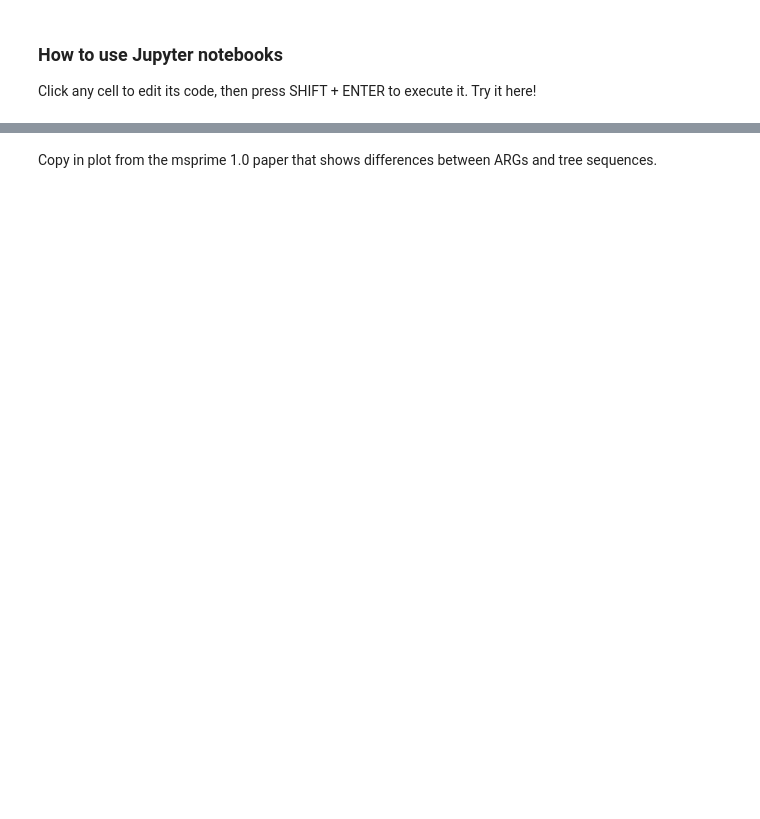
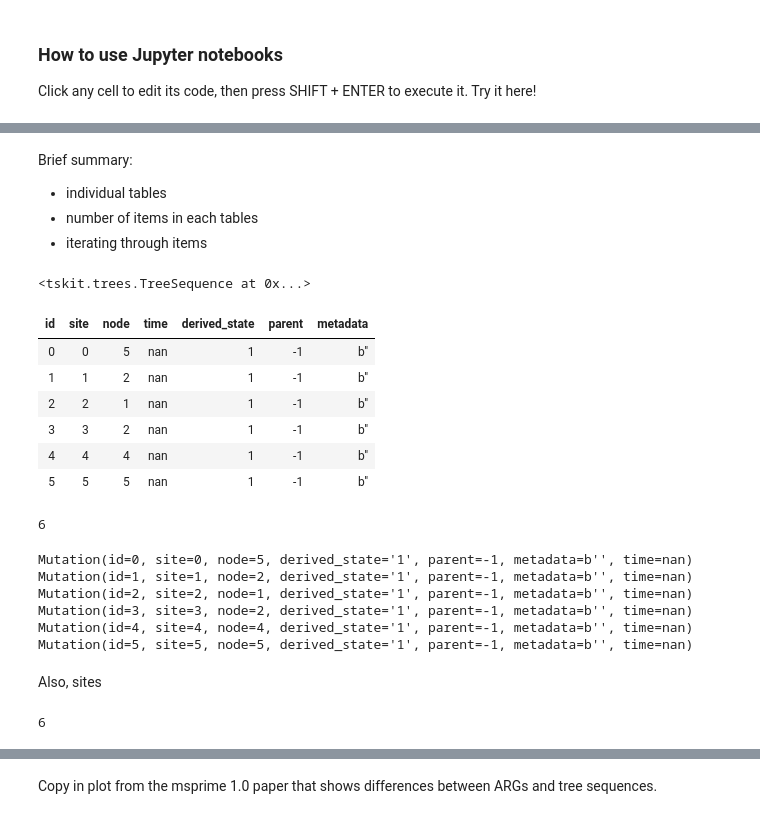
Before and after one commit to gtsambos/2022-ts-workshops, a Jupyter notebook: 1-Introduction-and-motivation.ipynb, the cells around one changed output, grey strips where cells are left out. Drawn from its saved outputs; the diff is of its cells as text; code cells hidden in the pictures; blank space fills up the shorter version.

```diff
--- a/1-Introduction-and-motivation.ipynb
+++ b/1-Introduction-and-motivation.ipynb
@@ -195,0 +195,3 @@ Edge(left=0.5, right=1.0, parent=10, child=8, metadata=b'', id=9)
+# %%
+ts = tskit.load("example-2.trees")
+SVG(ts.draw_svg())
@@ -195,0 +200,39 @@ Edge(left=0.5, right=1.0, parent=10, child=8, metadata=b'', id=9)
+# %% [markdown]
+Brief summary:
+ - individual tables
+ - number of items in each tables
+ - iterating through items
+# %%
+ts
+# %% [output]
+<tskit.trees.TreeSequence at 0x...>
+# %%
+ts.tables.mutations
+# %% [output]
+| id | site | node | time | derived_state | parent | metadata |
+| 0 | 0 | 5 | nan | 1 | -1 | b'' |
+| 1 | 1 | 2 | nan | 1 | -1 | b'' |
+| 2 | 2 | 1 | nan | 1 | -1 | b'' |
+| 3 | 3 | 2 | nan | 1 | -1 | b'' |
+| 4 | 4 | 4 | nan | 1 | -1 | b'' |
+| 5 | 5 | 5 | nan | 1 | -1 | b'' |
+# %%
+ts.num_mutations
+# %% [output]
+6
+# %%
+for m in ts.mutations():
+    print(m)
+# %% [output]
+Mutation(id=0, site=0, node=5, derived_state='1', parent=-1, metadata=b'', time=nan)
+Mutation(id=1, site=1, node=2, derived_state='1', parent=-1, metadata=b'', time=nan)
+Mutation(id=2, site=2, node=1, derived_state='1', parent=-1, metadata=b'', time=nan)
+Mutation(id=3, site=3, node=2, derived_state='1', parent=-1, metadata=b'', time=nan)
+Mutation(id=4, site=4, node=4, derived_state='1', parent=-1, metadata=b'', time=nan)
+Mutation(id=5, site=5, node=5, derived_state='1', parent=-1, metadata=b'', time=nan)
+# %% [markdown]
+Also, sites
+# %%
+ts.num_sites
+# %% [output]
+6
```
Also changed, not shown: parts of 23 cells of this notebook, 7 other files.
